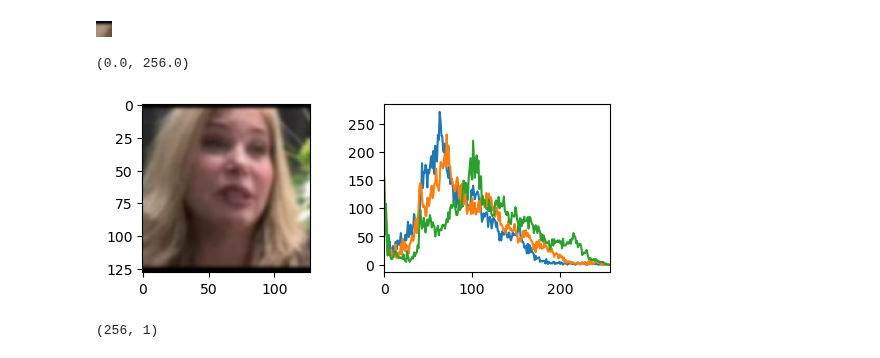
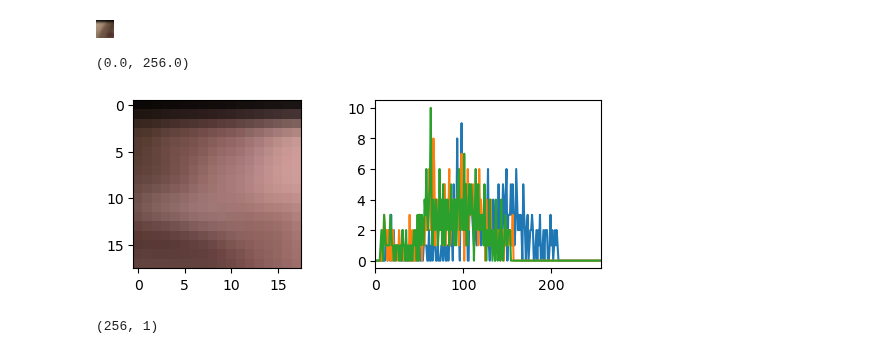
Before and after one commit to AhmedGamal411/DiffusionSpeech2Face, a Jupyter notebook: blurranimage.ipynb, the cells around one changed output. Cells and saved outputs as stored; diff of their text form; code cells hidden in the pictures.

```diff
--- a/blurranimage.ipynb
+++ b/blurranimage.ipynb
@@ -201,7 +201,8 @@ im = Image.open(r"12.png").convert('RGB')
 #im1 = im.filter(ImageFilter.BoxBlur(14)) # 4 to 14
 #im2 = im.filter(ImageFilter.GaussianBlur(5)) # 2 to 6
 
-im = im.resize((126,126))
+im = im.resize((128,128))
+im = im.crop((1, 1, 127, 127))
 
 import random
 #im3 = im.filter(ImageFilter.BoxBlur(random.randint(2, 7))).filter(
@@ -221,8 +222,8 @@ im3 = im.filter(ImageFilter.BoxBlur(random.randint(1, 2))).filter(
 im3.save("a12.png")
 # %%
 import numpy as np
-M = 16
-N = 32
+M = 18
+N = 18
 im=np.array(im3)
 tiles = [im[x:x+M,y:y+N] for x in range(0,im.shape[0],M) for y in range(0,im.shape[1],N)]
 # %%
@@ -254,22 +259,23 @@ x.close()
 # %%
 import cv2
 import numpy as np
 from matplotlib import pyplot as plt
 
-img = cv2.imread('a12.png')
+#img = cv2.imread('a13.png')
+img = pics[3]
 
 # Calculate histogram without mask
 hist1 = cv2.calcHist([img],[0],None,[256],[0,256])
 hist2 = cv2.calcHist([img],[1],None,[256],[0,256])
 hist3 = cv2.calcHist([img],[2],None,[256],[0,256])
 
 RGB_img = cv2.cvtColor(img, cv2.COLOR_BGR2RGB)
-plt.subplot(221), plt.imshow(RGB_img)
+plt.subplot(221), plt.imshow(img)
 plt.subplot(222), plt.plot(hist1), plt.plot(hist2),plt.plot(hist3)
 plt.xlim([0,256])
 # %% [output]
 (0.0, 256.0)
-[figure, old version]
+[figure, new version]
 # %%
 hist1.shape
 # %% [output]
```
Also changed, not shown: parts of 4 cells of this notebook, 2 other files.
